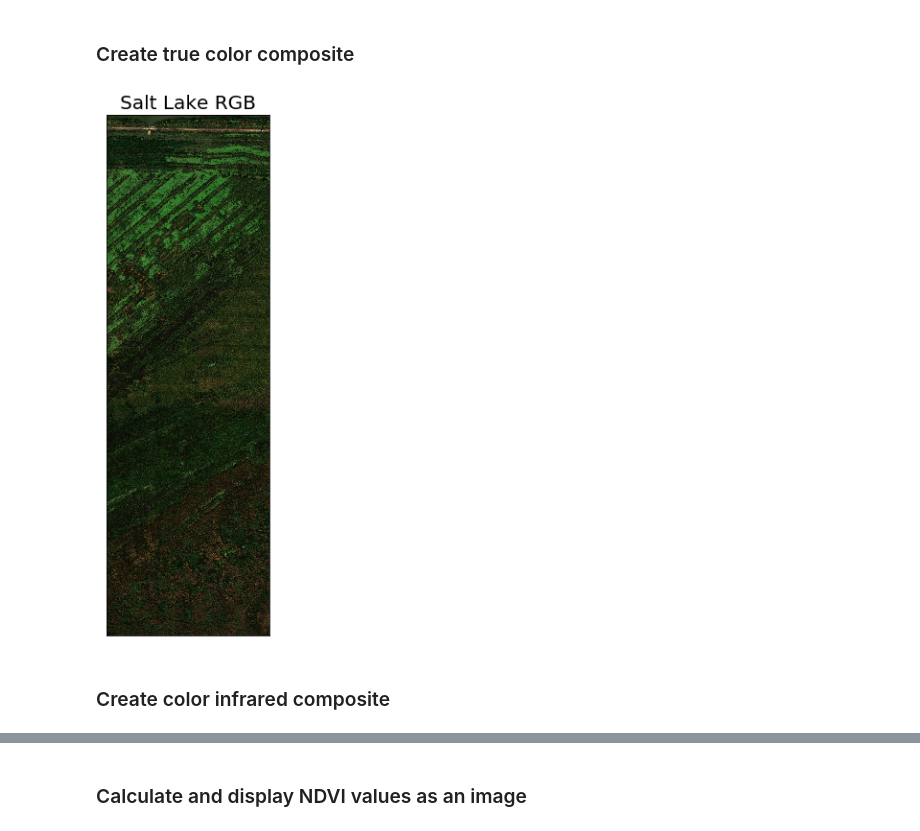
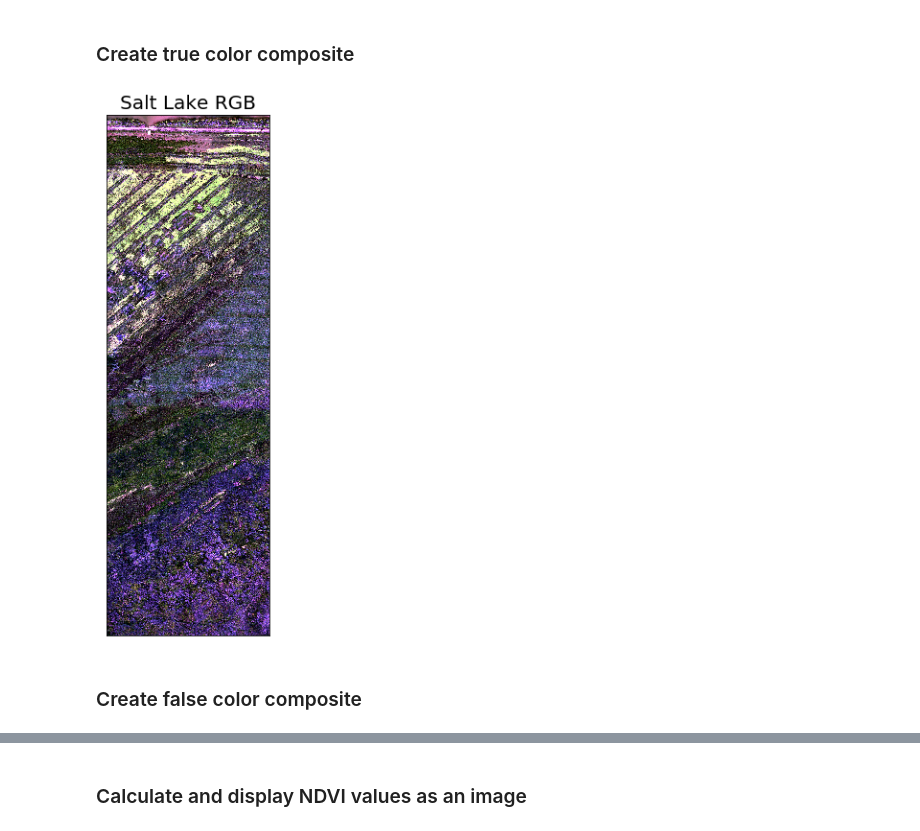
Before and after one commit to greglee1905/Phragmites_australis_Classification, a Jupyter notebook: exploratory_analysis.ipynb, the cells around one changed output, grey strips where cells are left out. Drawn from its saved outputs; the diff is of its cells as text; code cells hidden in the pictures.

```diff
--- a/exploratory_analysis.ipynb
+++ b/exploratory_analysis.ipynb
@@ -41,10 +47,11 @@ plt.show()
 ### Create true color composite
 # %%
 ep.plot_rgb(
-    saltlake_csf, rgb=[2, 1, 0], title="Salt Lake RGB"
+    saltlake_csf, rgb=[0, 1, 2], title="Salt Lake RGB",
+    stretch=True
 )
 plt.show()
 # %% [output]
-[figure, old version]
+[figure, new version]
 # %% [markdown]
-### Create color infrared composite
+### Create false color composite
```
Also changed, not shown: parts of 9 cells of this notebook.
